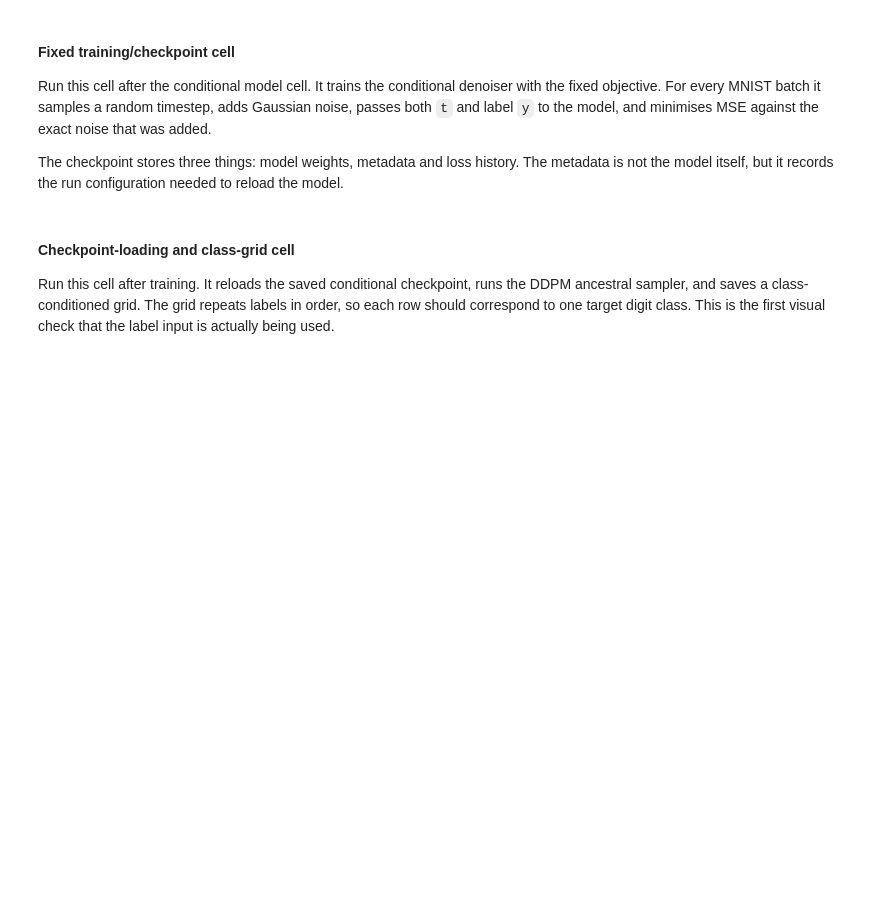
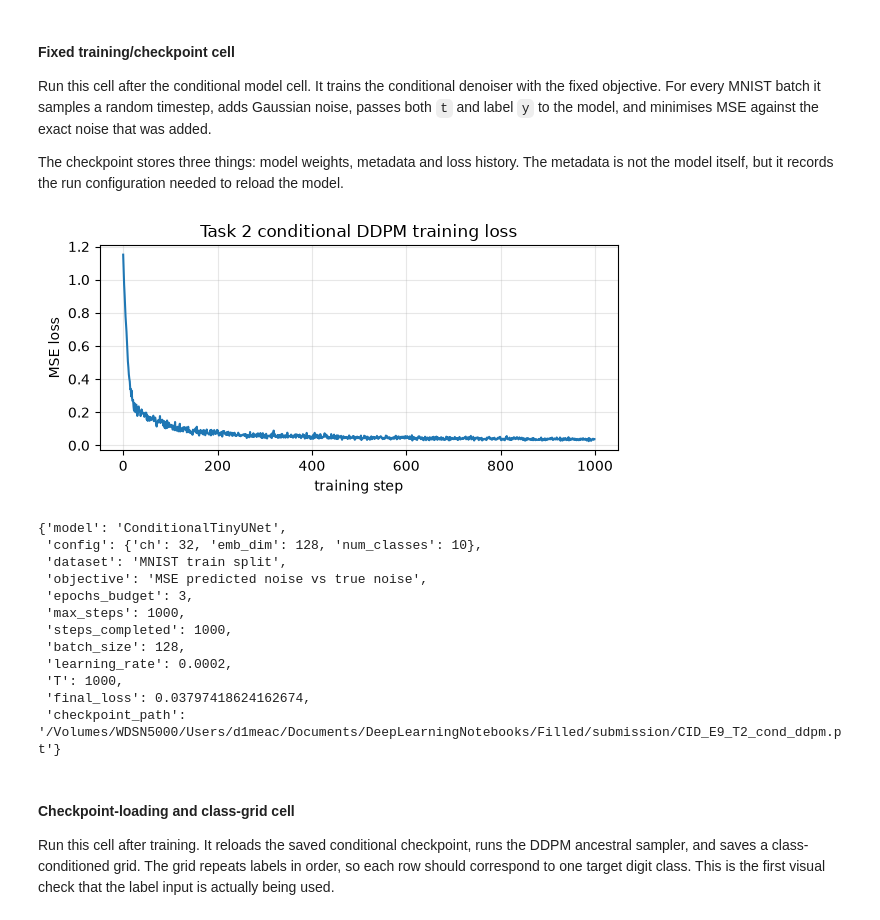
Before and after one commit to Shad0wSAMA/DeepLearningNotebooks, a Jupyter notebook: Filled/09_Diffusion_Model.ipynb, the cells around one changed output. Drawn from its saved outputs; the diff is of its cells as text; code cells hidden in the pictures; blank space fills up the shorter version.

```diff
--- a/Filled/09_Diffusion_Model.ipynb
+++ b/Filled/09_Diffusion_Model.ipynb
@@ -408,8 +503,8 @@ TASK2_COND_EPOCHS = 3
 TASK2_COND_MAX_STEPS = 1000
 TASK2_COND_CHANNELS = 32
 TASK2_COND_EMB_DIM = 128
-TASK2_COND_CKPT_PATH = Path("CID_E9_T2_M1.pt")
-TASK2_COND_METADATA_PATH = Path("CID_E9_T2_D1.json")
+TASK2_COND_CKPT_PATH = SUBMISSION_DIR / "CID_E9_T2_cond_ddpm.pt"
+TASK2_COND_METADATA_PATH = SUBMISSION_DIR / "CID_E9_T2_metadata.json"
 
 sqrt_alphas_cumprod = alpha_bars.sqrt()
 sqrt_one_minus_alphas_cumprod = (1 - alpha_bars).sqrt()
@@ -497,35 +592,49 @@ def train_conditional_ddpm(
     )
     TASK2_COND_METADATA_PATH.write_text(json.dumps(metadata, indent=2), encoding="utf-8")
     return model, loss_history, metadata
 
 
 set_seed(42)
 conditional_train_loader = build_mnist_loader()
 conditional_model = ConditionalTinyUNet(ch=TASK2_COND_CHANNELS, emb_dim=TASK2_COND_EMB_DIM).to(DEVICE)
 conditional_model, task2_cond_loss_history, task2_cond_metadata = train_conditional_ddpm(
     conditional_model,
     conditional_train_loader,
 )
 
 plt.figure(figsize=(6, 3))
 plt.plot(task2_cond_loss_history)
 plt.xlabel("training step")
 plt.ylabel("MSE loss")
 plt.title("Task 2 conditional DDPM training loss")
 plt.grid(True, alpha=0.3)
 plt.tight_layout()
-plt.savefig("CID_E9_T2_P1.png", dpi=150)
+plt.savefig(SUBMISSION_DIR / "CID_E9_T2_loss.png", dpi=150)
 plt.show()
 
-with open("CID_E9_T2_D2.csv", "w", newline="", encoding="utf-8") as f:
+with open(SUBMISSION_DIR / "CID_E9_T2_log.csv", "w", newline="", encoding="utf-8") as f:
     writer = csv.DictWriter(f, fieldnames=["step", "loss"])
     writer.writeheader()
     writer.writerows(
         {"step": step, "loss": loss}
         for step, loss in enumerate(task2_cond_loss_history, start=1)
     )
 
 task2_cond_metadata
+# %% [output]
+[figure, added]
+{'model': 'ConditionalTinyUNet',
+ 'config': {'ch': 32, 'emb_dim': 128, 'num_classes': 10},
+ 'dataset': 'MNIST train split',
+ 'objective': 'MSE predicted noise vs true noise',
+ 'epochs_budget': 3,
+ 'max_steps': 1000,
+ 'steps_completed': 1000,
+ 'batch_size': 128,
+ 'learning_rate': 0.0002,
+ 'T': 1000,
+ 'final_loss': 0.03797418624162674,
+ 'checkpoint_path': '/Volumes/WDSN5000/Users/d1meac/Documents/DeepLearningNotebooks/Filled/submission/CID_E9_T2_cond_ddpm.pt'}
 # %% [markdown]
 #### Checkpoint-loading and class-grid cell
 
```
Also changed, not shown: parts of 17 cells of this notebook, 4 other files.
